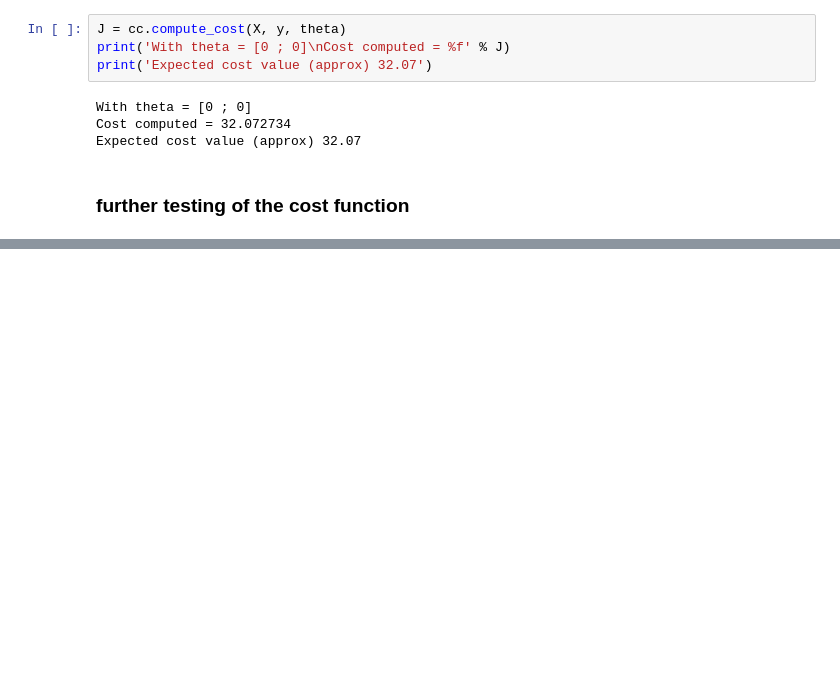
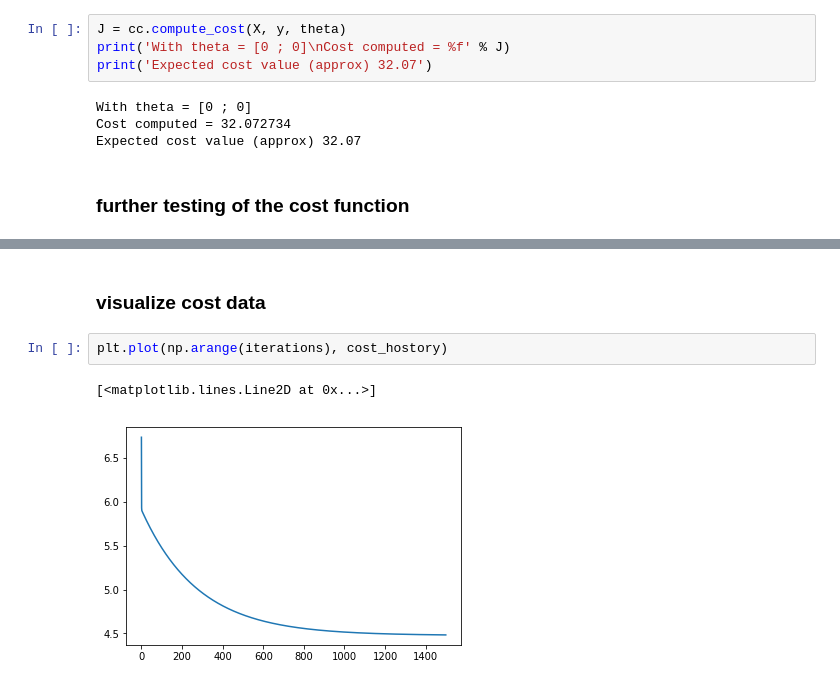
Before and after one commit to dorokei/coursera-machine-learning-pi, a Jupyter notebook: machine-learning-ex1/1_Plotting_the_Data.ipynb, the cells around one changed output, grey strips where cells are left out. Cells and saved outputs as stored; diff of their text form; blank space fills up the shorter version.

```diff
--- a/machine-learning-ex1/1_Plotting_the_Data.ipynb
+++ b/machine-learning-ex1/1_Plotting_the_Data.ipynb
@@ -88,0 +130,7 @@ Expected cost value (approx) 54.24
+# %% [markdown]
+### visualize cost data
+# %%
+plt.plot(np.arange(iterations), cost_hostory)
+# %% [output]
+[<matplotlib.lines.Line2D at 0x...>]
+[figure, added]
```
Also changed, not shown: parts of 9 cells of this notebook, 1 other file.
